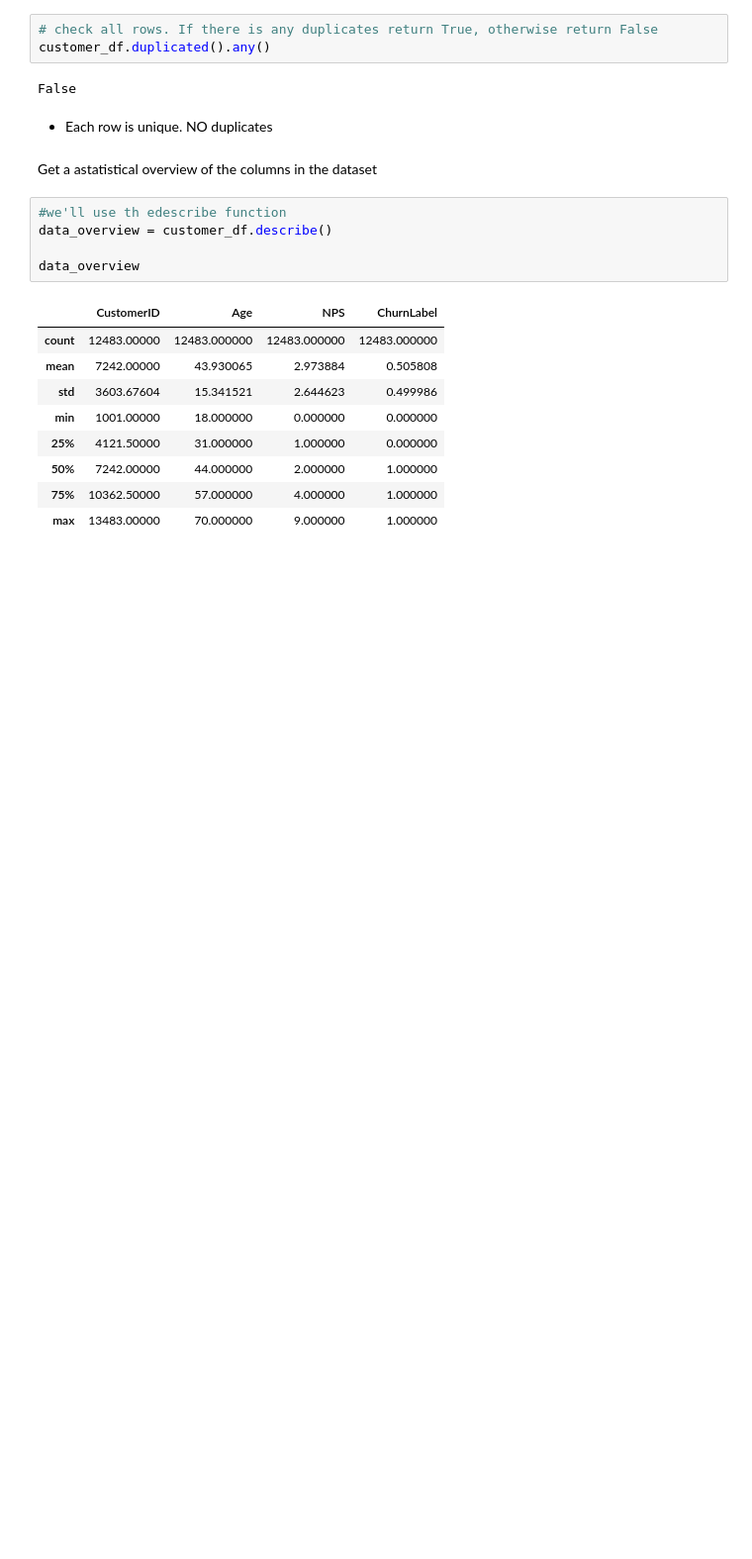
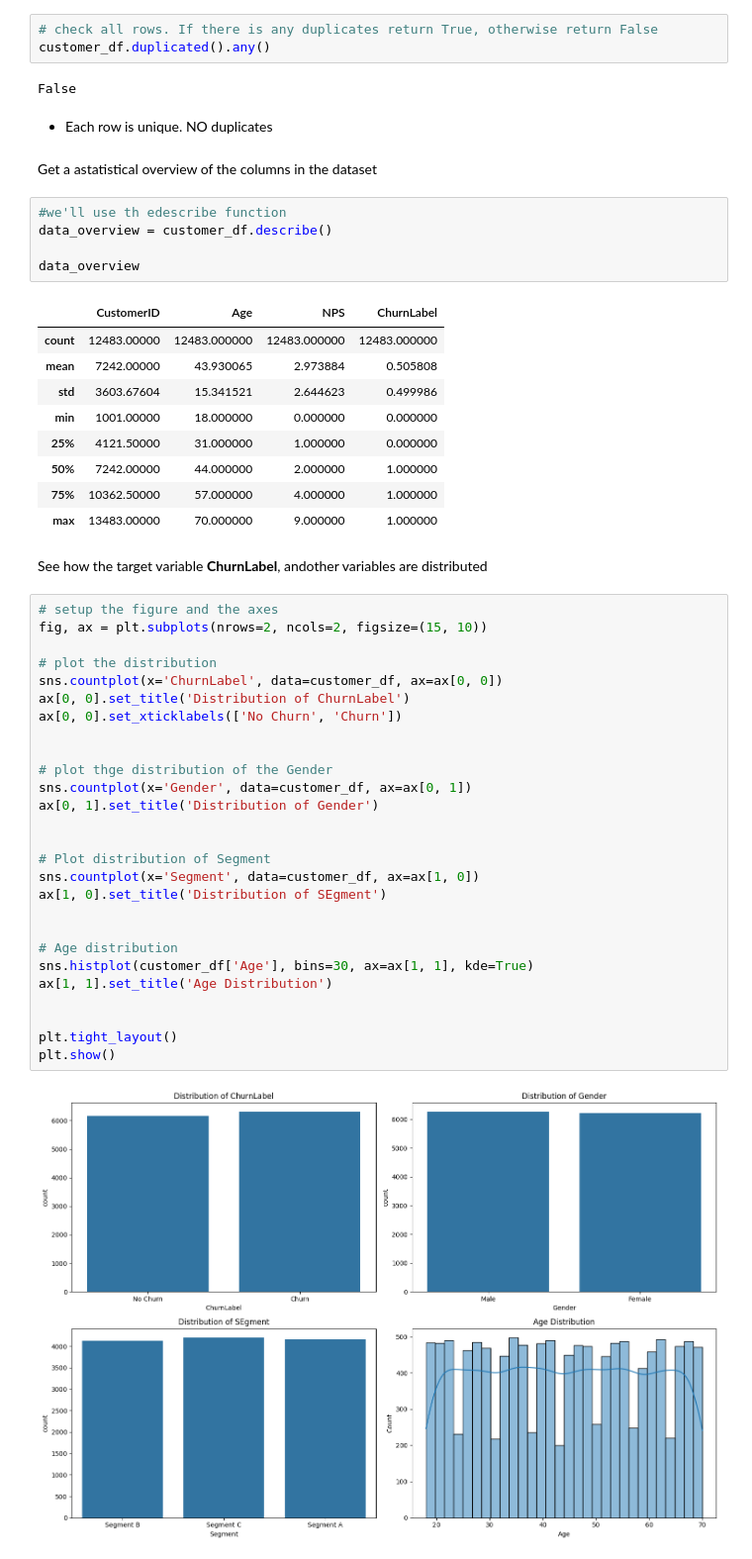
Before and after one commit to EricOdhiambo/Customer-Churn-Prediction-in-a-Telecommunication-company, a Jupyter notebook: customer_churn.ipynb, the cells around one changed output. Shown at 99% size. Drawn from its saved outputs; the diff is of its cells as text; blank space fills up the shorter version.

```diff
--- a/customer_churn.ipynb
+++ b/customer_churn.ipynb
@@ -131,3 +131,34 @@ data_overview
 | 50% | 7242.00000 | 44.000000 | 2.000000 | 1.000000 |
 | 75% | 10362.50000 | 57.000000 | 4.000000 | 1.000000 |
 | max | 13483.00000 | 70.000000 | 9.000000 | 1.000000 |
+# %% [markdown]
+See how the target variable **ChurnLabel**, andother variables are distributed
+# %%
+# setup the figure and the axes
+fig, ax = plt.subplots(nrows=2, ncols=2, figsize=(15, 10))
+
+# plot the distribution
+sns.countplot(x='ChurnLabel', data=customer_df, ax=ax[0, 0])
+ax[0, 0].set_title('Distribution of ChurnLabel')
+ax[0, 0].set_xticklabels(['No Churn', 'Churn'])
+
+
+# plot thge distribution of the Gender
+sns.countplot(x='Gender', data=customer_df, ax=ax[0, 1])
+ax[0, 1].set_title('Distribution of Gender')
+
+
+# Plot distribution of Segment
+sns.countplot(x='Segment', data=customer_df, ax=ax[1, 0])
+ax[1, 0].set_title('Distribution of SEgment')
+
+
+# Age distribution
+sns.histplot(customer_df['Age'], bins=30, ax=ax[1, 1], kde=True)
+ax[1, 1].set_title('Age Distribution')
+
+
+plt.tight_layout()
+plt.show()
+# %% [output]
+[figure, added]
```
